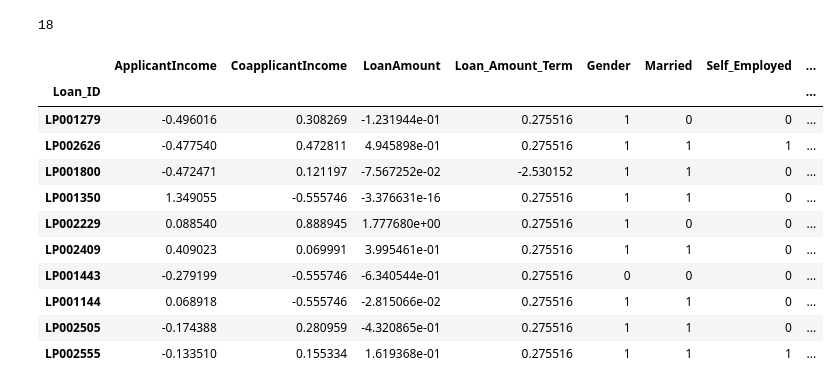
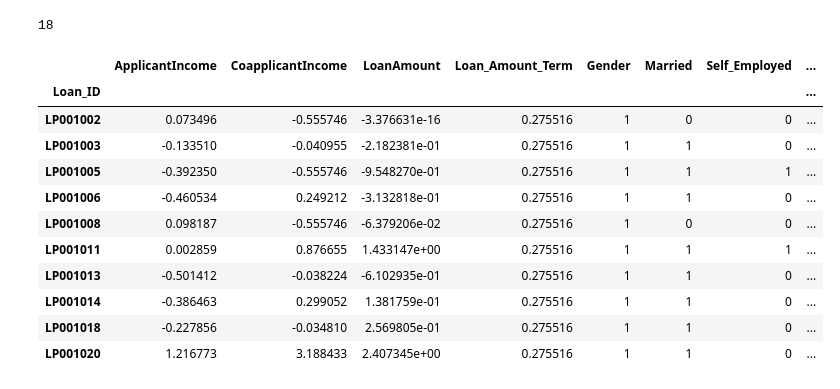
Before and after one commit to AnuOluwatomiwa/explainable-ai-credit-risk-assessment-project, a Jupyter notebook: documentation/normalize.ipynb, the cells around one changed output. Drawn from its saved outputs; the diff is of its cells as text; code cells hidden in the pictures.

```diff
--- a/documentation/normalize.ipynb
+++ b/documentation/normalize.ipynb
@@ -213,19 +223,19 @@ len(full_df.columns)
 # %%
 full_df["Loan_Status"] = full_df["Loan_Status"].apply(lambda x: 1 if x == "Y" else 0)
 # %%
-full_df.sample(10)
+full_df.head(10)
 # %% [output]
 |  | ApplicantIncome | CoapplicantIncome | LoanAmount | Loan_Amount_Term | Gender | Married | Self_Employed | ... |
 | Loan_ID |  |  |  |  |  |  |  | ... |
-| LP001279 | -0.496016 | 0.308269 | -1.231944e-01 | 0.275516 | 1 | 0 | 0 | ... |
-| LP002626 | -0.477540 | 0.472811 | 4.945898e-01 | 0.275516 | 1 | 1 | 1 | ... |
-| LP001800 | -0.472471 | 0.121197 | -7.567252e-02 | -2.530152 | 1 | 1 | 0 | ... |
-| LP001350 | 1.349055 | -0.555746 | -3.376631e-16 | 0.275516 | 1 | 1 | 0 | ... |
-| LP002229 | 0.088540 | 0.888945 | 1.777680e+00 | 0.275516 | 1 | 0 | 0 | ... |
-| LP002409 | 0.409023 | 0.069991 | 3.995461e-01 | 0.275516 | 1 | 1 | 0 | ... |
-| LP001443 | -0.279199 | -0.555746 | -6.340544e-01 | 0.275516 | 0 | 0 | 0 | ... |
-| LP001144 | 0.068918 | -0.555746 | -2.815066e-02 | 0.275516 | 1 | 1 | 0 | ... |
-| LP002505 | -0.174388 | 0.280959 | -4.320865e-01 | 0.275516 | 1 | 1 | 0 | ... |
-| LP002555 | -0.133510 | 0.155334 | 1.619368e-01 | 0.275516 | 1 | 1 | 1 | ... |
+| LP001002 | 0.073496 | -0.555746 | -3.376631e-16 | 0.275516 | 1 | 0 | 0 | ... |
+| LP001003 | -0.133510 | -0.040955 | -2.182381e-01 | 0.275516 | 1 | 1 | 0 | ... |
+| LP001005 | -0.392350 | -0.555746 | -9.548270e-01 | 0.275516 | 1 | 1 | 1 | ... |
+| LP001006 | -0.460534 | 0.249212 | -3.132818e-01 | 0.275516 | 1 | 1 | 0 | ... |
+| LP001008 | 0.098187 | -0.555746 | -6.379206e-02 | 0.275516 | 1 | 0 | 0 | ... |
+| LP001011 | 0.002859 | 0.876655 | 1.433147e+00 | 0.275516 | 1 | 1 | 1 | ... |
+| LP001013 | -0.501412 | -0.038224 | -6.102935e-01 | 0.275516 | 1 | 1 | 0 | ... |
+| LP001014 | -0.386463 | 0.299052 | 1.381759e-01 | 0.275516 | 1 | 1 | 0 | ... |
+| LP001018 | -0.227856 | -0.034810 | 2.569805e-01 | 0.275516 | 1 | 1 | 0 | ... |
+| LP001020 | 1.216773 | 3.188433 | 2.407345e+00 | 0.275516 | 1 | 1 | 0 | ... |
 # %%
 full_df.to_excel("../data/dataset_v2.xlsx" , index = None)
```
Also changed, not shown: parts of 2 cells of this notebook, 7 other files.
